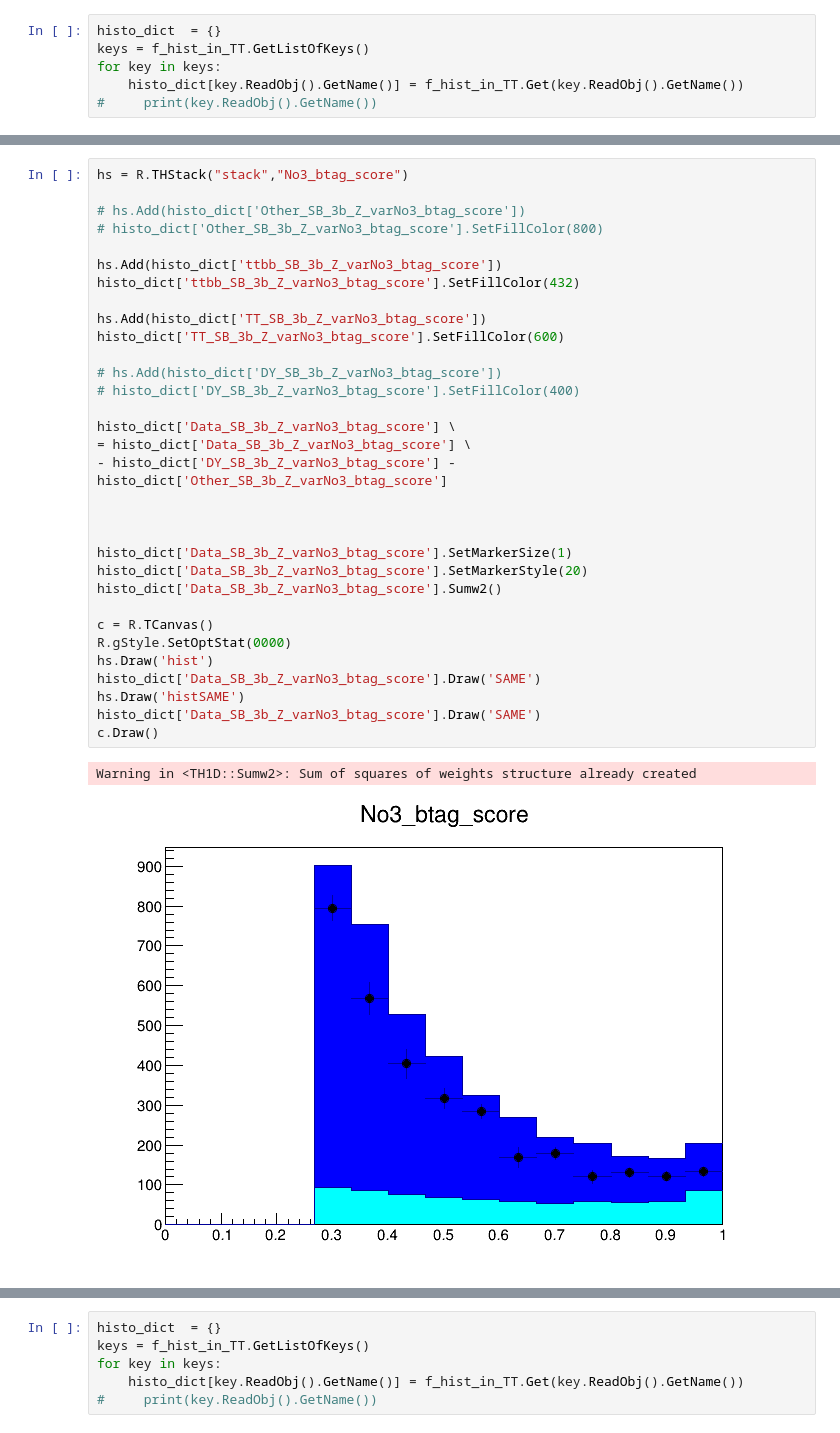
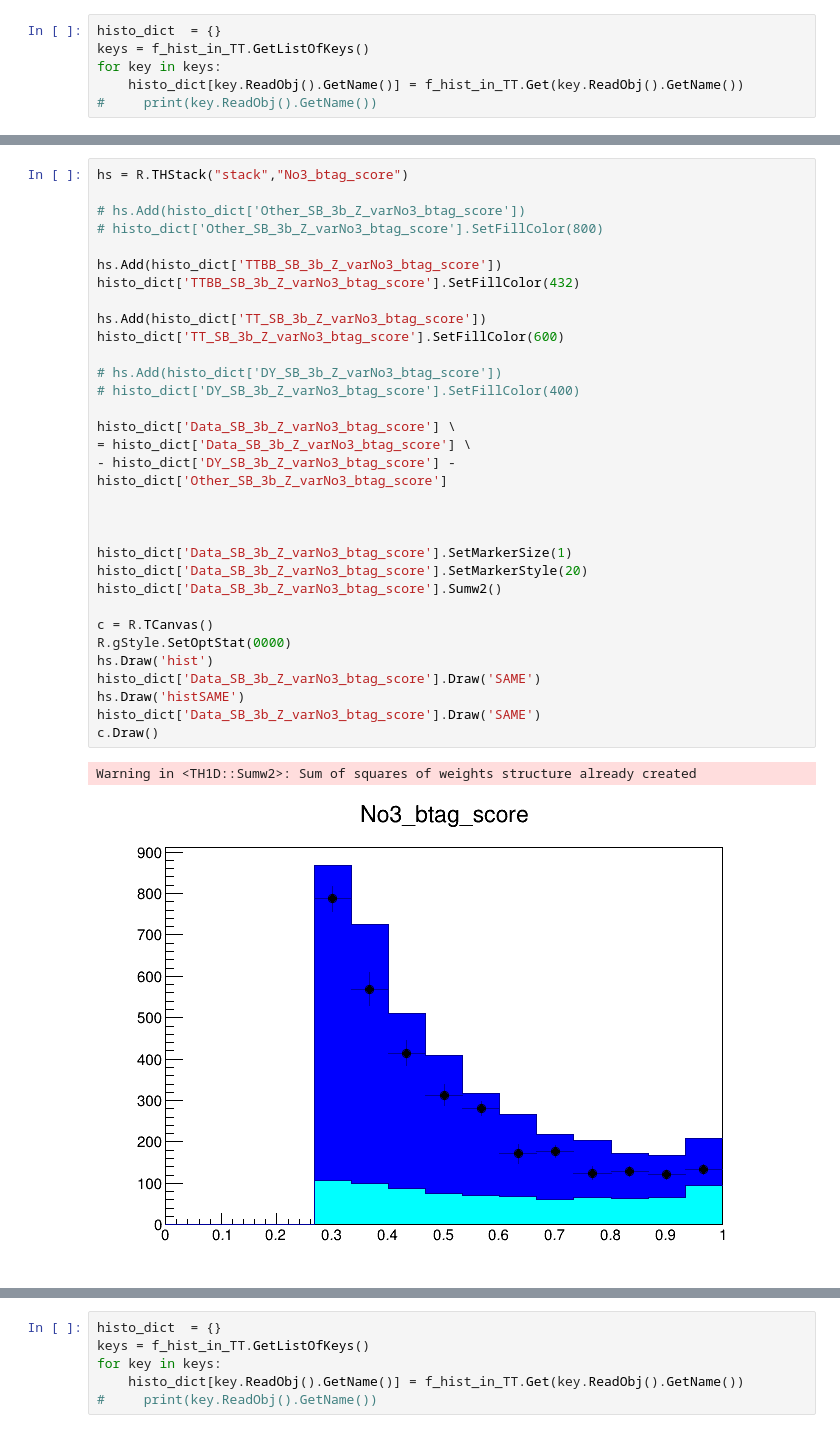
Before and after one commit to De-Cristo/MLinHEP, a Jupyter notebook: VHHAnalysis/Tools/Background_Norm.ipynb, the cells around one changed output, grey strips where cells are left out. Drawn from its saved outputs; the diff is of its cells as text.

```diff
--- a/VHHAnalysis/Tools/Background_Norm.ipynb
+++ b/VHHAnalysis/Tools/Background_Norm.ipynb
@@ -563,35 +555,35 @@ hs = R.THStack("stack","No3_btag_score")
 
 # hs.Add(histo_dict['Other_SB_3b_Z_varNo3_btag_score'])
 # histo_dict['Other_SB_3b_Z_varNo3_btag_score'].SetFillColor(800)
 
-hs.Add(histo_dict['ttbb_SB_3b_Z_varNo3_btag_score'])
-histo_dict['ttbb_SB_3b_Z_varNo3_btag_score'].SetFillColor(432)
+hs.Add(histo_dict['TTBB_SB_3b_Z_varNo3_btag_score'])
+histo_dict['TTBB_SB_3b_Z_varNo3_btag_score'].SetFillColor(432)
 
 hs.Add(histo_dict['TT_SB_3b_Z_varNo3_btag_score'])
 histo_dict['TT_SB_3b_Z_varNo3_btag_score'].SetFillColor(600)
 
 # hs.Add(histo_dict['DY_SB_3b_Z_varNo3_btag_score'])
 # histo_dict['DY_SB_3b_Z_varNo3_btag_score'].SetFillColor(400)
 
 histo_dict['Data_SB_3b_Z_varNo3_btag_score'] \
 = histo_dict['Data_SB_3b_Z_varNo3_btag_score'] \
 - histo_dict['DY_SB_3b_Z_varNo3_btag_score'] - histo_dict['Other_SB_3b_Z_varNo3_btag_score']
 
 
 
 histo_dict['Data_SB_3b_Z_varNo3_btag_score'].SetMarkerSize(1)
 histo_dict['Data_SB_3b_Z_varNo3_btag_score'].SetMarkerStyle(20)
 histo_dict['Data_SB_3b_Z_varNo3_btag_score'].Sumw2()
 
 c = R.TCanvas()
 R.gStyle.SetOptStat(0000)
 hs.Draw('hist')
 histo_dict['Data_SB_3b_Z_varNo3_btag_score'].Draw('SAME')
 hs.Draw('histSAME')
 histo_dict['Data_SB_3b_Z_varNo3_btag_score'].Draw('SAME')
 c.Draw()
 # %% [output]
 Warning in <TH1D::Sumw2>: Sum of squares of weights structure already created
-[figure, old version]
+[figure, new version]
 # %%
 mc = R.TObjArray(2)
```
Also changed, not shown: parts of 16 cells of this notebook, 11 other files.
